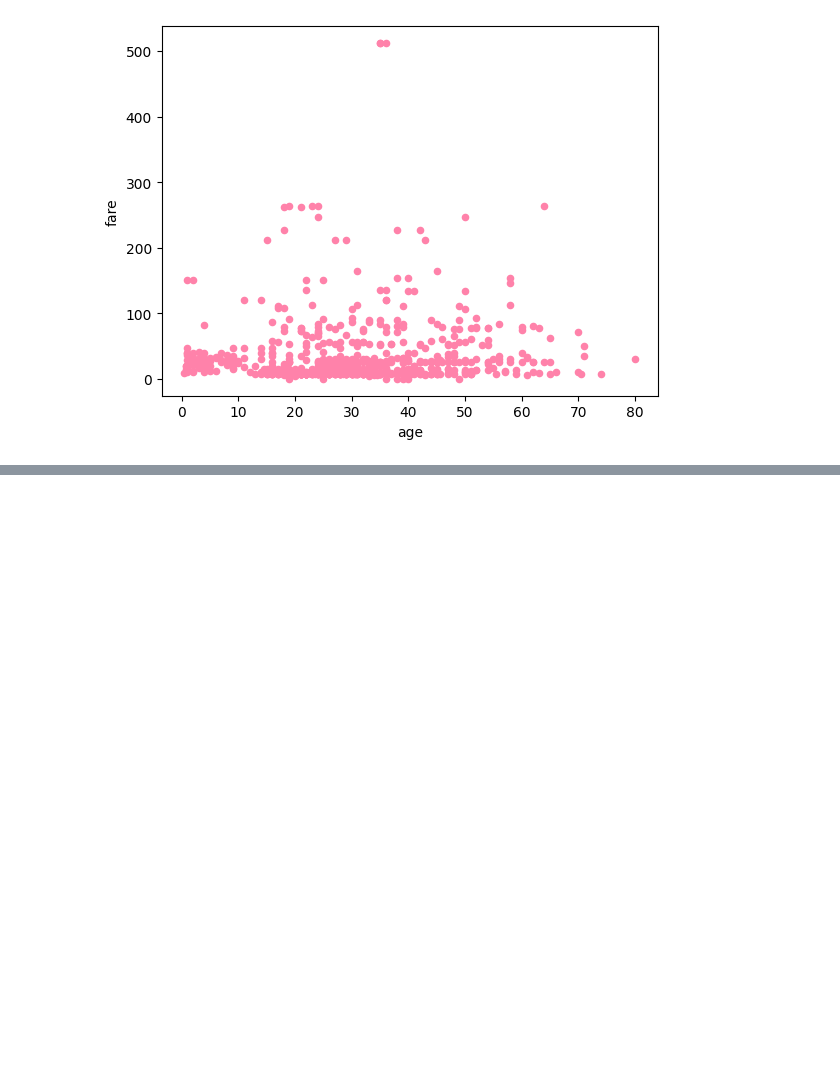
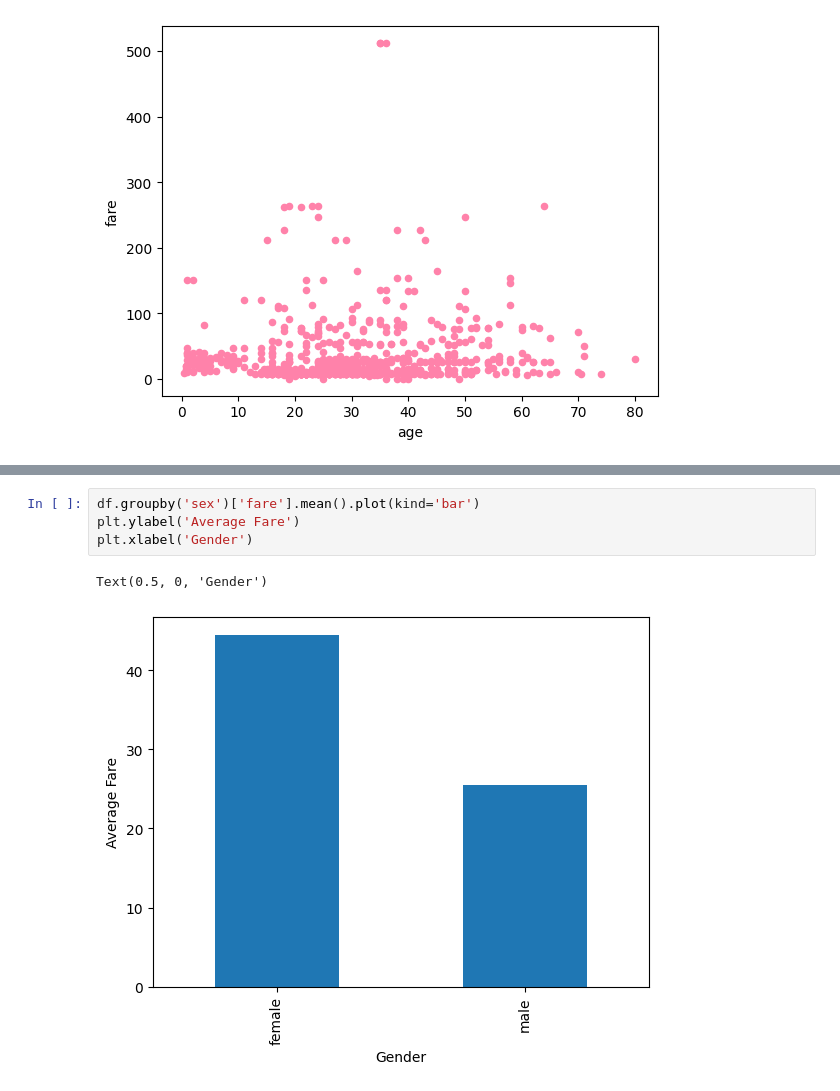
Before and after one commit to shahraibali/AI---DS, a Jupyter notebook: pandas_tips_tricks/data_visulization.ipynb, the cells around one changed output, grey strips where cells are left out. Drawn from its saved outputs; the diff is of its cells as text; blank space fills up the shorter version.

```diff
--- a/pandas_tips_tricks/data_visulization.ipynb
+++ b/pandas_tips_tricks/data_visulization.ipynb
@@ -25,0 +35,7 @@ df.plot(kind='scatter',x='age',y='fare',color='#FF82AA')
+# %%
+df.groupby('sex')['fare'].mean().plot(kind='bar')
+plt.ylabel('Average Fare')
+plt.xlabel('Gender')
+# %% [output]
+Text(0.5, 0, 'Gender')
+[figure, added]
```
Also changed, not shown: parts of 11 cells of this notebook.
